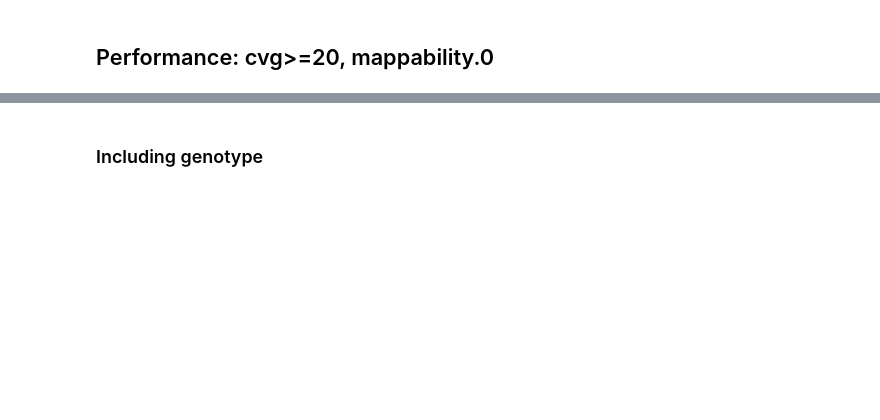
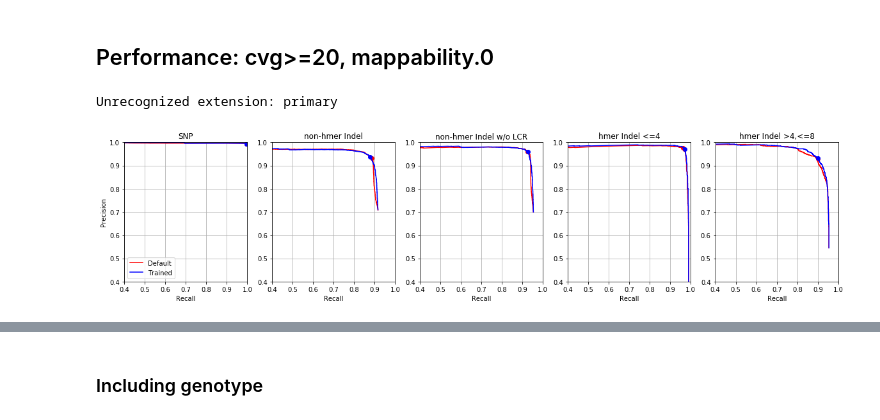
Before and after one commit to Ultimagen/VariantCalling, a Jupyter notebook: src/python/reports/createVarReport.ipynb, the cells around one changed output, grey strips where cells are left out. Drawn from its saved outputs; the diff is of its cells as text; code cells hidden in the pictures; blank space fills up the shorter version.

```diff
--- a/src/python/reports/createVarReport.ipynb
+++ b/src/python/reports/createVarReport.ipynb
@@ -186,14 +230,17 @@ df
 # %%
 filtData={}
 for s in sources:
     d=data[s]
     filtData[s]=d[(d['well_mapped_coverage']>=20) &
                   (d['mappability.0'])
                  ]
 
 categories=['SNP','non-hmer Indel','non-hmer Indel w/o LCR','hmer Indel <=4','hmer Indel >4,<=8']
 optTab1,optRes,perfCurve=getPerformance(filtData,categories)
-plotPerformance(perfCurve,optRes,categories)
+plotPerformance(perfCurve,optRes,categories,img='hicvg.primary')
+# %% [output]
+Unrecognized extension: primary
+[figure, added]
 # %%
 categories=['hmer Indel 4','hmer Indel 5','hmer Indel 6','hmer Indel 7','hmer Indel 8','hmer Indel >8,<=10']
 optTab2,optRes,perfCurve=getPerformance(filtData,categories)
```
Also changed, not shown: parts of 16 cells of this notebook, 1 other file.
